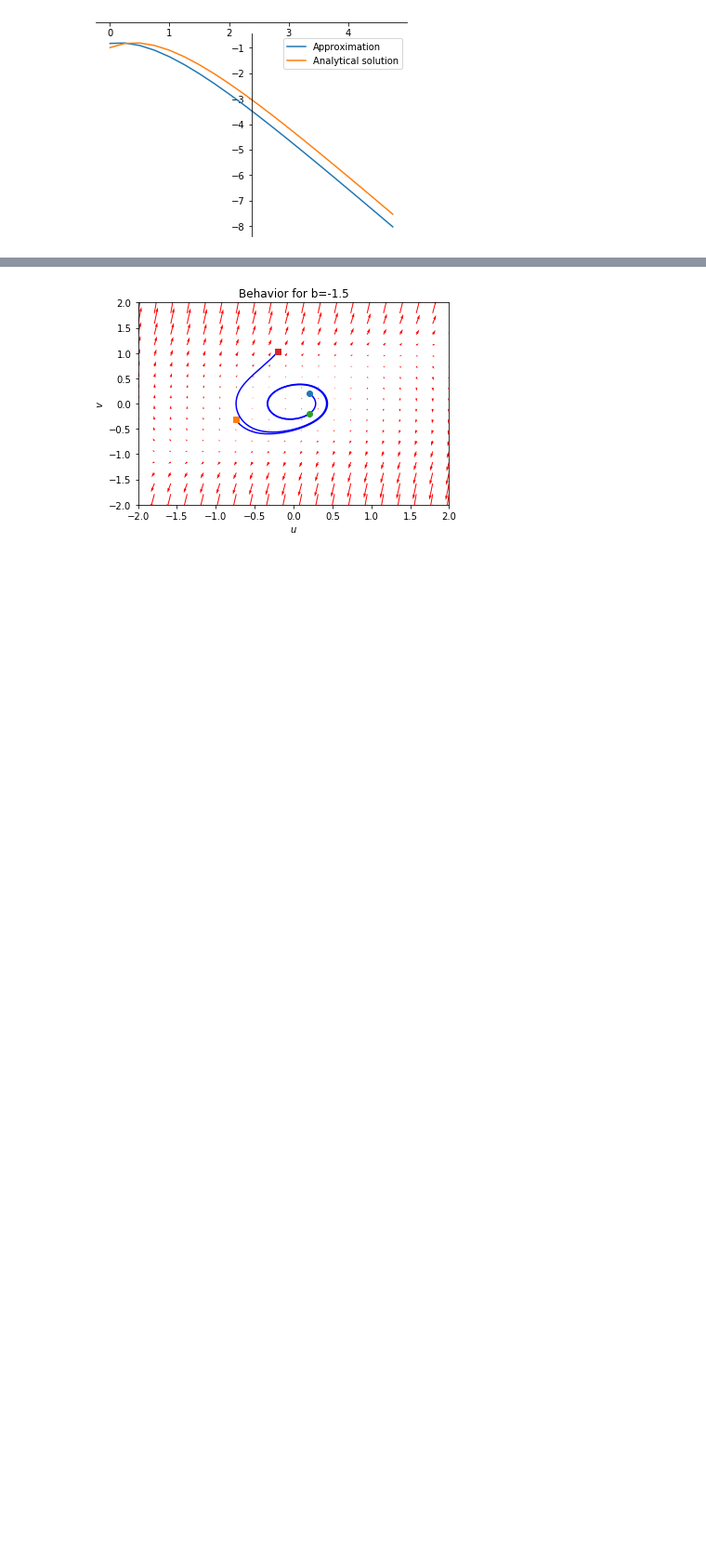
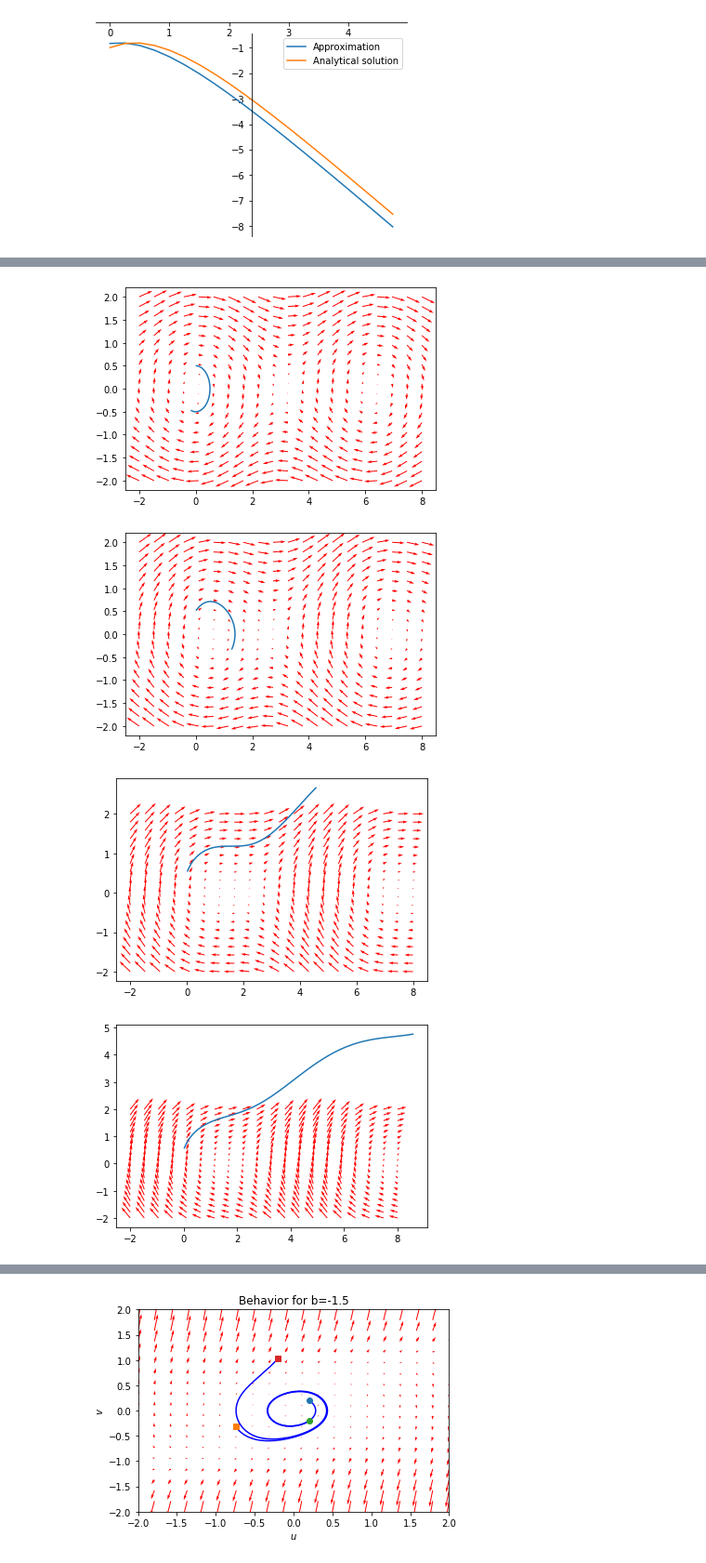
Before and after one commit to StefanIacob/CN_homework, a Jupyter notebook: Week_1/Week 1.ipynb, the cells around one changed output, grey strips where cells are left out. Shown: that part at 93% size. Cells and saved outputs as stored; diff of their text form; code cells hidden in the pictures; blank space fills up the shorter version.

```diff
--- a/Week_1/Week 1.ipynb
+++ b/Week_1/Week 1.ipynb
@@ -200,3 +202,50 @@ $y_1' = \frac{d\theta}{dt} = y_2$
+# %%
+def dy_dt(y, I):
+    dy = np.array([y[1], I - np.sin(y[0])])
+    return dy
+
+def mod_euler(func, y_current, h, I):
+    y_approx = y_current + h * func(y_current, I)
+    y_next = y_current + 0.5 * h * (func(y_current, I) + func(y_approx, I))
+    return y_next
+
+# code below inspired from http://kitchingroup.cheme.cmu.edu/blog/2013/02/21/Phase-portraits-of-a-system-of-ODEs/
+
+for I in [0, 0.5, 1, 1.5]:
+    ##########################################################################
+    y1 = np.linspace(-2.0, 8.0, 20)
+    y2 = np.linspace(-2.0, 2.0, 20)
+    Y1, Y2 = np.meshgrid(y1, y2)
+    u, v = np.zeros(Y1.shape), np.zeros(Y2.shape)
+    NI, NJ = Y1.shape
+
+    for i in range(NI):
+        for j in range(NJ):
+            x = Y1[i, j]
+            y = Y2[i, j]
+            yprime = dy_dt([x, y], I)
+            u[i,j] = yprime[0]
+            v[i,j] = yprime[1]
+    Q = plt.figure()
+    Q = plt.quiver(Y1, Y2, u, v, color='r')
+    ##########################################################################
+
+
+    y_start = np.array([0,0.5])
+
+    length = 70
+    y = y_start
+    Y = np.zeros((2,length))
+    for i in range(length):
+        y = mod_euler(dy_dt, y, 0.05, I)
+        Y[:,i] = y
+
+    Q = plt.plot(Y[0,:], Y[1,:])
+# %% [output]
+[figure, added]
+[figure, added]
+[figure, added]
+[figure, added]
 # %% [markdown]
 ## Assignment 3. Consider the second-order differential equation y''+by'+y = 0 for different values of b.
 a. Determine the analytical solution of this equation and characterize the nature of these solutions (remember the course ‘Trillingen & golven’?).
```
Also changed, not shown: parts of 1 cell of this notebook.
